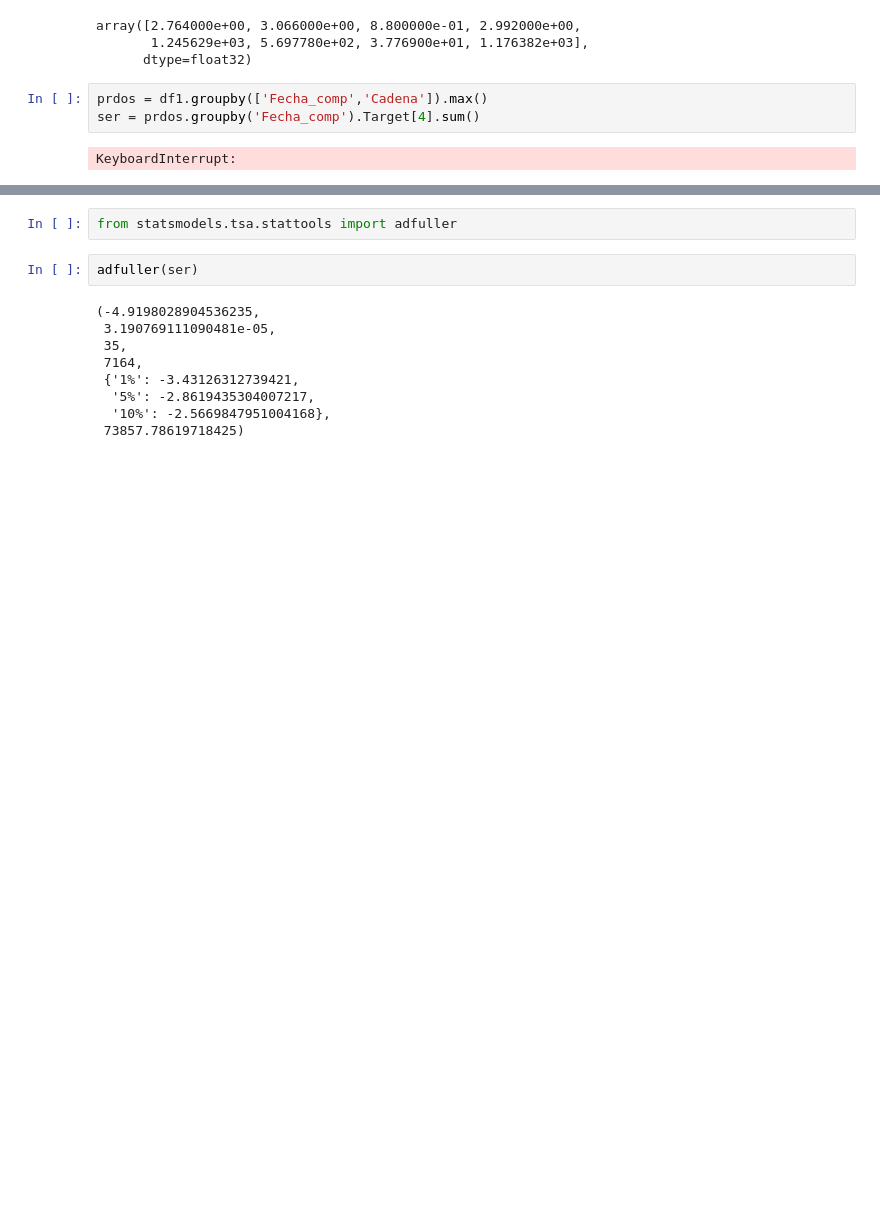
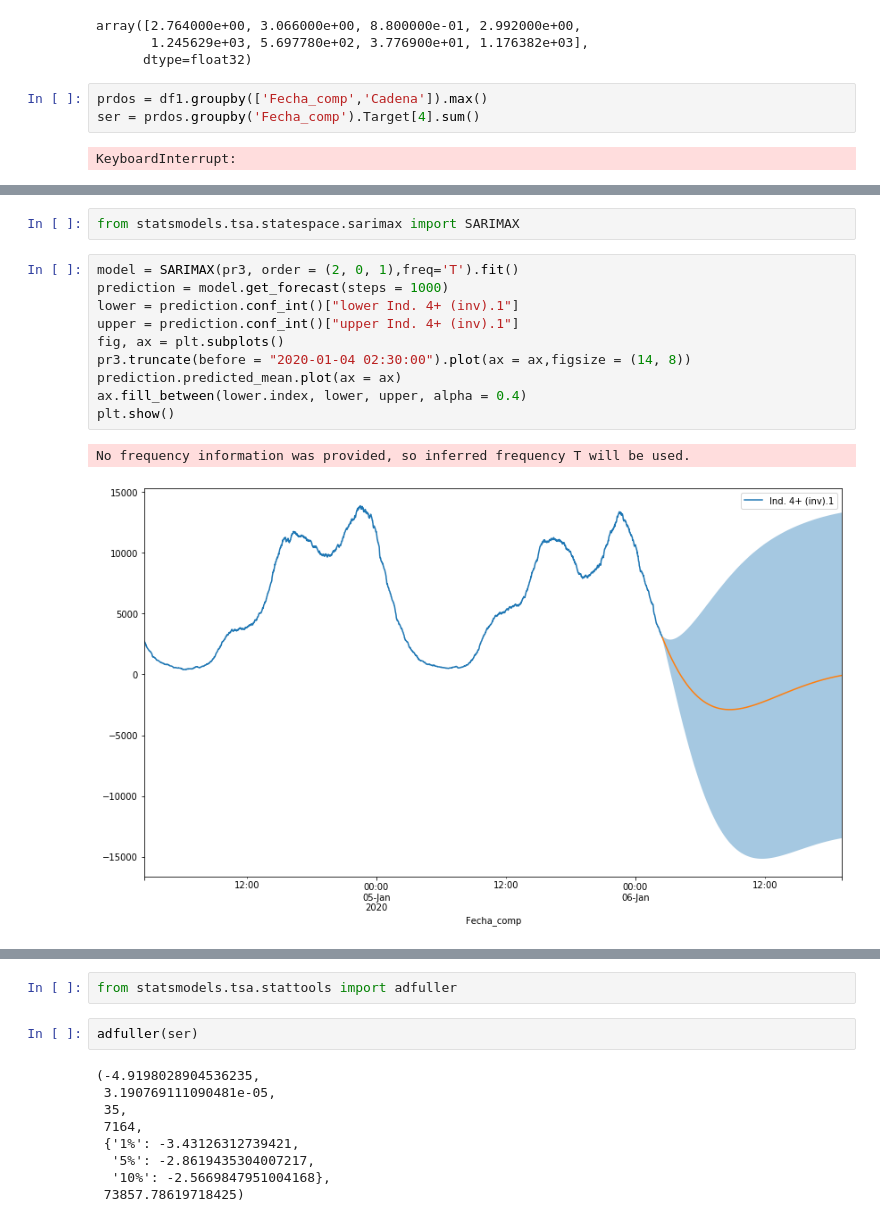
Before and after one commit to JavierCasadoAguinaga/TFM-Javier_Casado, a Jupyter notebook: prueba-------------------------TFM_JAV_CAS_AUDIENCIA.ipynb, the cells around one changed output, grey strips where cells are left out. Cells and saved outputs as stored; diff of their text form; blank space fills up the shorter version.

```diff
--- a/prueba-------------------------TFM_JAV_CAS_AUDIENCIA.ipynb
+++ b/prueba-------------------------TFM_JAV_CAS_AUDIENCIA.ipynb
@@ -147,0 +251,15 @@ fig.show()
+# %%
+from statsmodels.tsa.statespace.sarimax import SARIMAX
+# %%
+model = SARIMAX(pr3, order = (2, 0, 1),freq='T').fit()
+prediction = model.get_forecast(steps = 1000)
+lower = prediction.conf_int()["lower Ind. 4+ (inv).1"]
+upper = prediction.conf_int()["upper Ind. 4+ (inv).1"]
+fig, ax = plt.subplots()
+pr3.truncate(before = "2020-01-04 02:30:00").plot(ax = ax,figsize = (14, 8))
+prediction.predicted_mean.plot(ax = ax)
+ax.fill_between(lower.index, lower, upper, alpha = 0.4)
+plt.show()
+# %% [output]
+No frequency information was provided, so inferred frequency T will be used.
+[figure, added]
```
Also changed, not shown: parts of 16 cells of this notebook.
